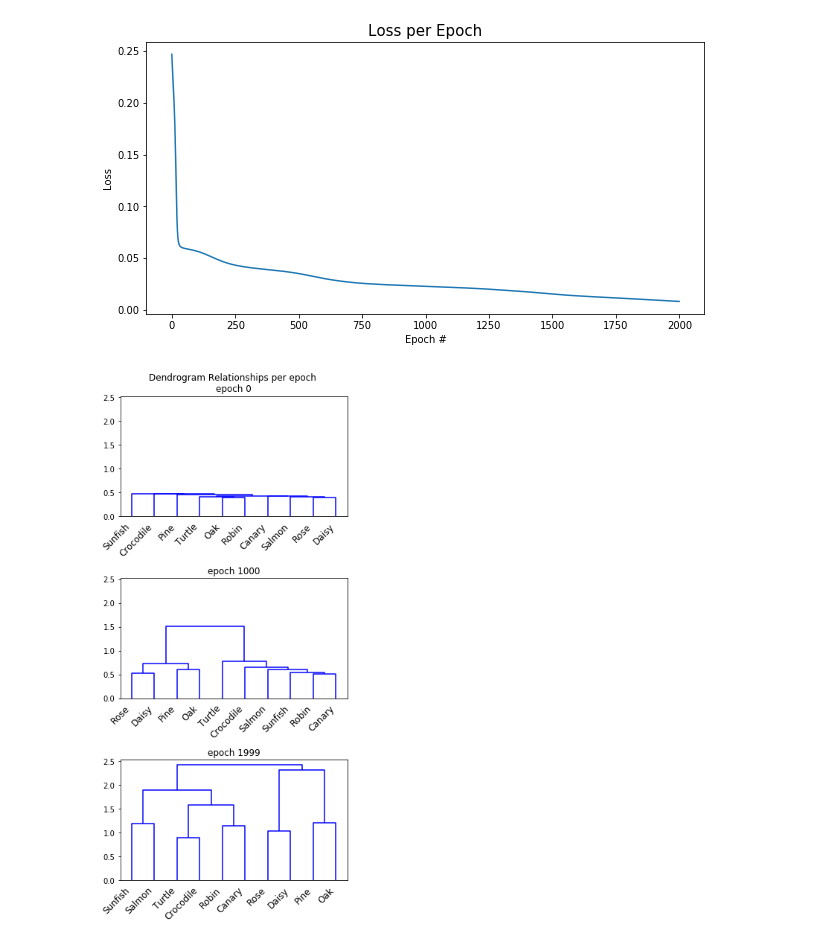
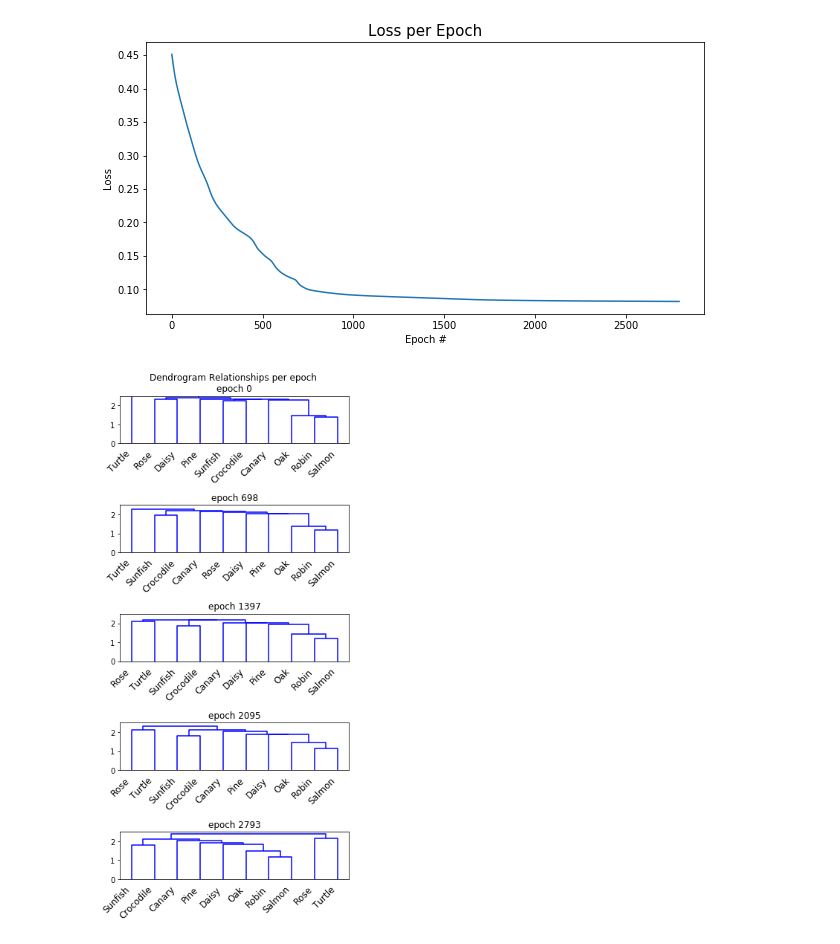
Before and after one commit to petersim1/CCM_Final_Project, a Jupyter notebook: Model_Training.ipynb, the cells around one changed output. Saved outputs shown, nothing was run; the diff lists cells and outputs as text; code cells hidden in the pictures.

```diff
--- a/Model_Training.ipynb
+++ b/Model_Training.ipynb
@@ -68,9 +80,19 @@ class Net(nn.Module):
         self.n_relations = n_relations # input to hidden
         self.n_attributes = n_attributes # output
 
-        self.i2rep = nn.Linear(self.n_items, rep_layer_size)
-        self.all2h = nn.Linear(rep_layer_size+self.n_relations, hidden_layer_size)
-        self.h2o   = nn.Linear(hidden_layer_size, self.n_attributes)
+        self.i2rep = nn.Linear(self.n_items, rep_layer_size,bias=False)
+        self.all2h = nn.Linear(rep_layer_size+self.n_relations, hidden_layer_size,bias=False)
+        self.h2o   = nn.Linear(hidden_layer_size, self.n_attributes,bias=False)
+
+        # initialize untrainable bias.
+        self.i2rep.bias = nn.Parameter(torch.ones(1,self.n_items)*.5,requires_grad=False)
+        self.all2h.bias = nn.Parameter(torch.ones(1,hidden_layer_size)*.5,requires_grad=False)
+        self.h2o.bias = nn.Parameter(torch.ones(1,self.n_attributes)*.5,requires_grad=False)
+
+        # initialize weights.
+        nn.init.uniform_(self.i2rep.weight,-1.643,1.643)
+        nn.init.uniform_(self.all2h.weight,-1.643,1.643)
+        nn.init.uniform_(self.h2o.weight,-1.643,1.643)
 
     def forward(self, x):
         # Defines forward pass for the network on input patterns x
@@ -259,18 +281,18 @@ def plot_loss(err) :
     plt.show()
 # %%
 # Network Configuration
-learning_rate = 0.1
+learning_rate = 0.01
 mynet     = Net(nobj, nrel, nattributes, rep_layer_size=10, hidden_layer_size=15)
 optimizer = torch.optim.SGD(mynet.parameters(), lr=learning_rate) # stochastic gradient descent
-#criterion = nn.BCELoss() #
-criterion = nn.MSELoss() # mean squared error loss function
+criterion = nn.BCELoss() #
+#criterion = nn.MSELoss() # mean squared error loss function
 
 # Training Setup
 errors          = []
 rep_layers      = []
-n_epochs        = 2000
-use_early_stop  = False
-early_stop      = EarlyStop(epsilon=1e-5)
+n_epochs        = 3500
+use_early_stop  = True
+early_stop      = EarlyStop(epsilon=1e-6)
 
 # Training
 for epoch in range(n_epochs):
@@ -304,11 +332,11 @@ Epoch: 1999  Loss: 0.008059702058380936
 # %%
 plot_loss(errors)
 # %% [output]
-[figure, old version]
+[figure, new version]
 # %%
-plot_dendo(rep_layers)
+plot_dendo(rep_layers,5)
 # %% [output]
-[figure, old version]
+[figure, new version]
 # %%
 ## The following observes principal components for the representation layer drawn out at different points in
 ## time of training. Essentially a multi-variate visualization to seeing differentiation through training.
```
Also changed, not shown: parts of 7 cells of this notebook, 2 other files.
